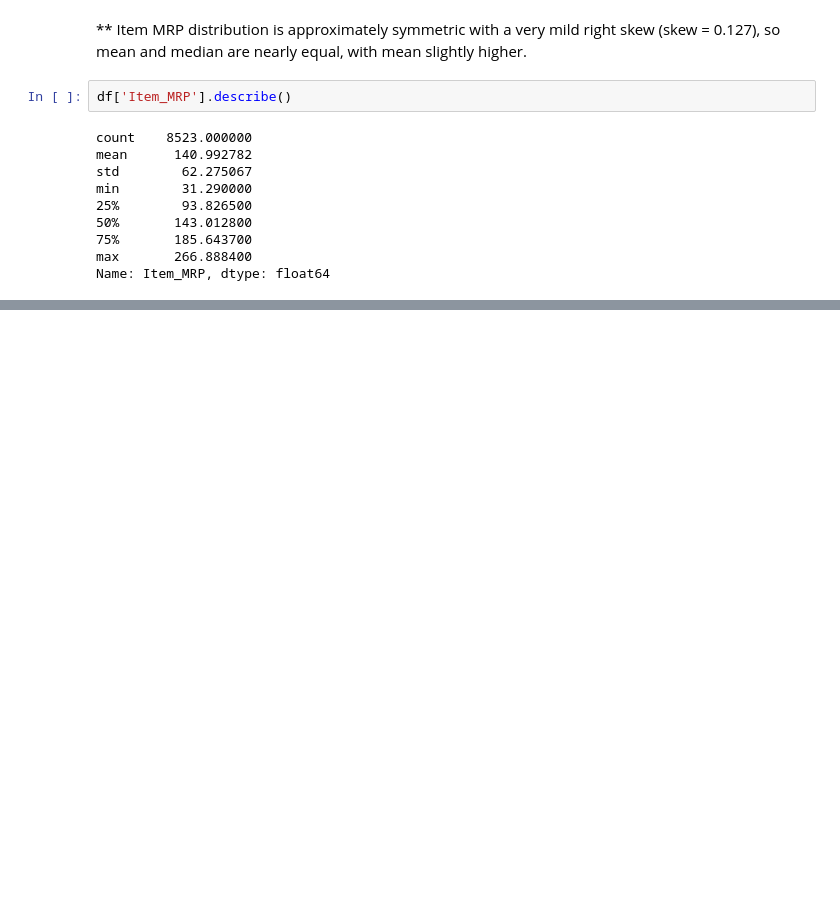
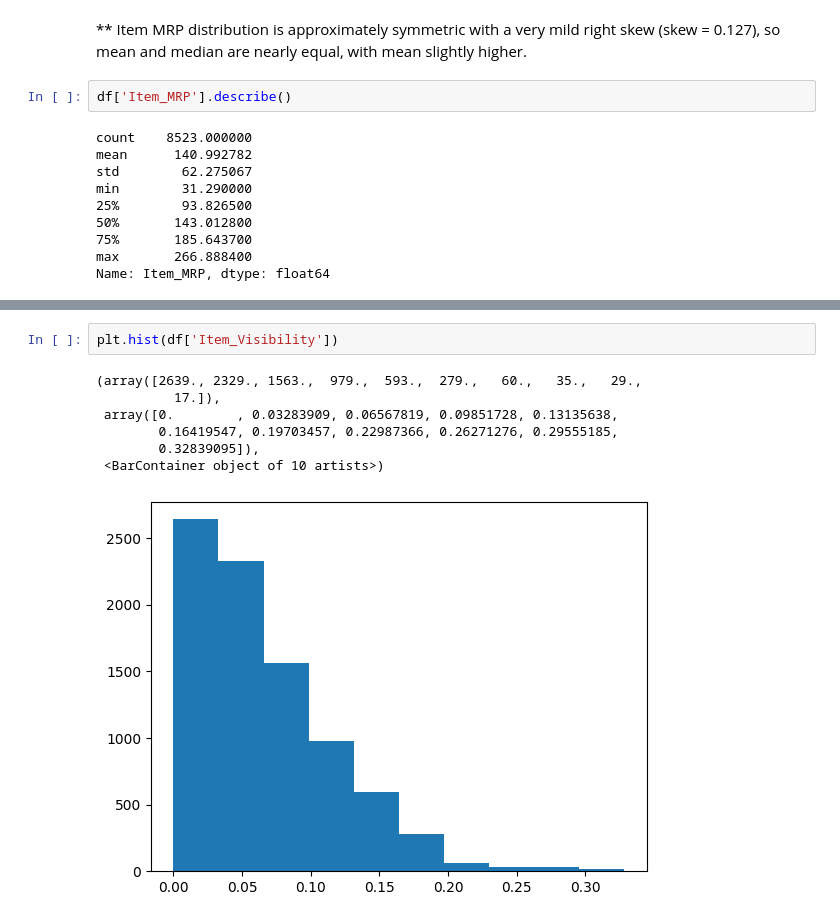
Before and after one commit to kebalkhadka/EDA, a Jupyter notebook: app.ipynb, the cells around one changed output, grey strips where cells are left out. Cells and saved outputs as stored; diff of their text form; blank space fills up the shorter version.

```diff
--- a/app.ipynb
+++ b/app.ipynb
@@ -225,0 +241,10 @@ Name: Item_MRP, dtype: float64
+# %%
+plt.hist(df['Item_Visibility'])
+# %% [output]
+(array([2639., 2329., 1563.,  979.,  593.,  279.,   60.,   35.,   29.,
+          17.]),
+ array([0.        , 0.03283909, 0.06567819, 0.09851728, 0.13135638,
+        0.16419547, 0.19703457, 0.22987366, 0.26271276, 0.29555185,
+        0.32839095]),
+ <BarContainer object of 10 artists>)
+[figure, added]
```
Also changed, not shown: parts of 8 cells of this notebook.
